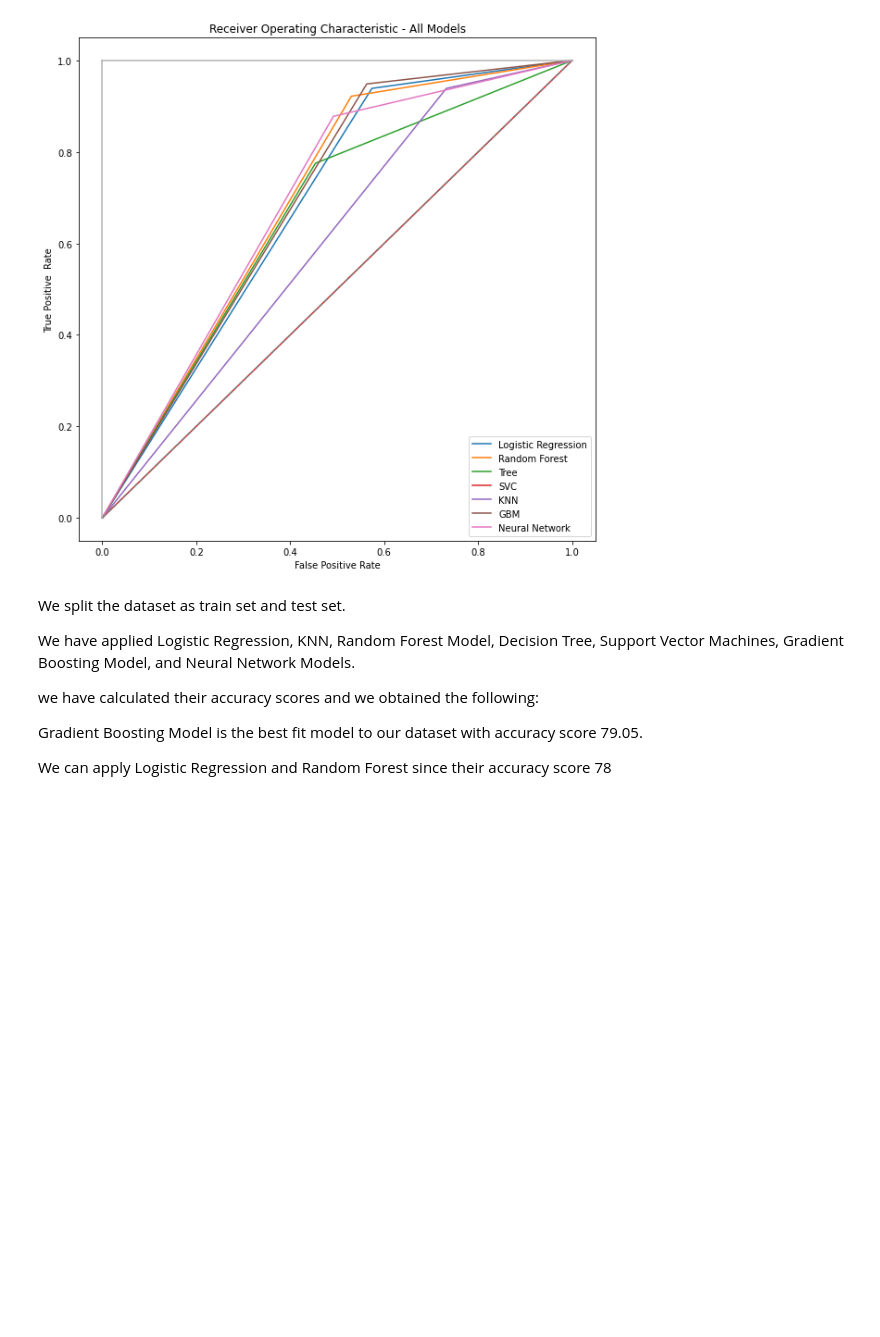
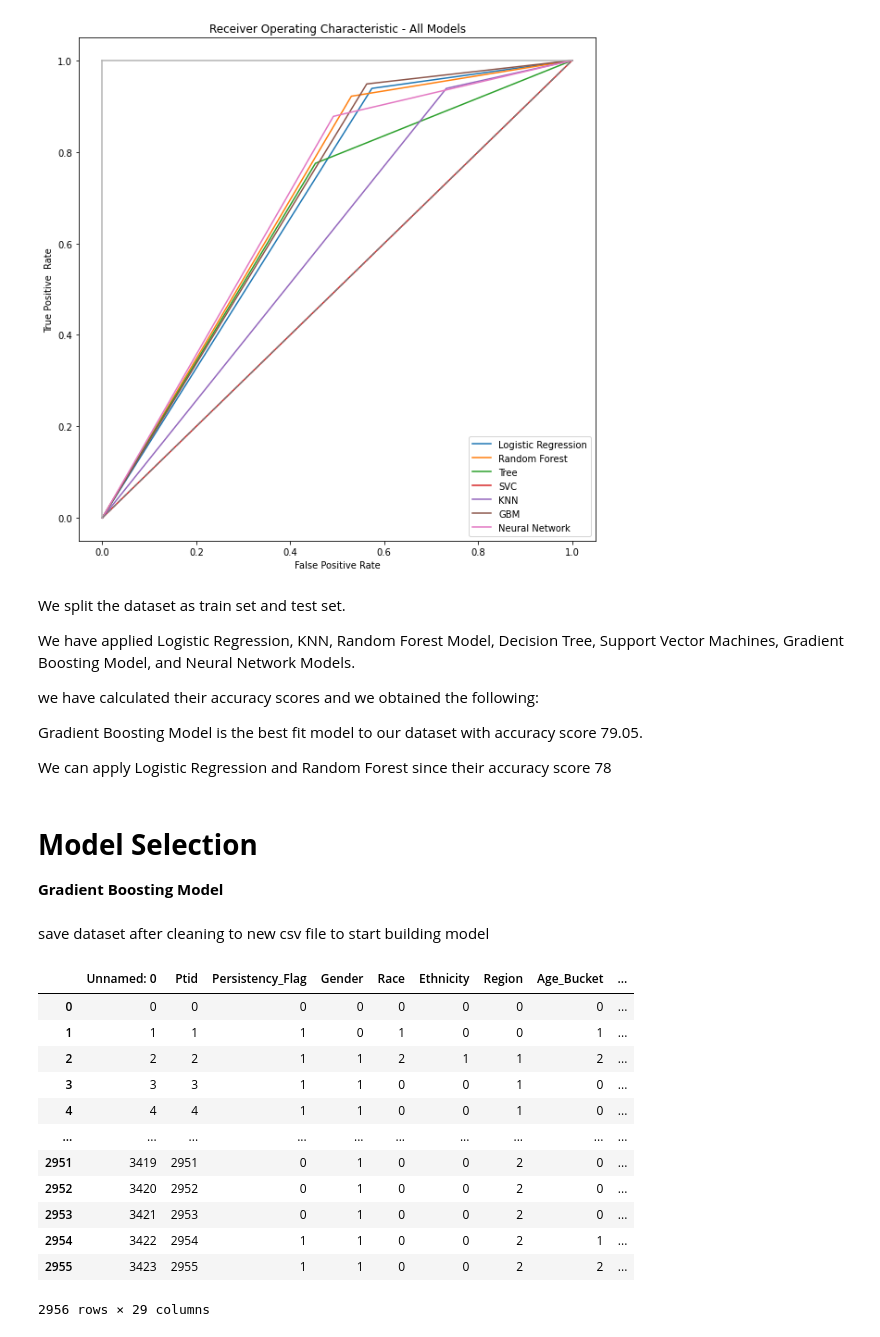
Before and after one commit to Mariamali2001/Data_Glacier_virtual_internship, a Jupyter notebook: Week13/Project_code.ipynb, the cells around one changed output. Cells and saved outputs as stored; diff of their text form; code cells hidden in the pictures; blank space fills up the shorter version.

```diff
--- a/Week13/Project_code.ipynb
+++ b/Week13/Project_code.ipynb
@@ -873,3 +873,26 @@ we have calculated their accuracy scores and we obtained the following:
 Gradient Boosting Model is the best fit model to our dataset with accuracy score 79.05.
 
 We can apply Logistic Regression and Random Forest since their accuracy score 78
+# %% [markdown]
+# **Model Selection**
+**Gradient Boosting Model**
+# %% [markdown]
+save dataset after cleaning to new csv file to start building model
+# %%
+data.to_csv("Healthcare_cleaned_dataset.csv")
+data_cleaned = pd.read_csv("Healthcare_cleaned_dataset.csv")
+data_cleaned
+# %% [output]
+|  | Unnamed: 0 | Ptid | Persistency_Flag | Gender | Race | Ethnicity | Region | Age_Bucket | ... |
+| 0 | 0 | 0 | 0 | 0 | 0 | 0 | 0 | 0 | ... |
+| 1 | 1 | 1 | 1 | 0 | 1 | 0 | 0 | 1 | ... |
+| 2 | 2 | 2 | 1 | 1 | 2 | 1 | 1 | 2 | ... |
+| 3 | 3 | 3 | 1 | 1 | 0 | 0 | 1 | 0 | ... |
+| 4 | 4 | 4 | 1 | 1 | 0 | 0 | 1 | 0 | ... |
+| ... | ... | ... | ... | ... | ... | ... | ... | ... | ... |
+| 2951 | 3419 | 2951 | 0 | 1 | 0 | 0 | 2 | 0 | ... |
+| 2952 | 3420 | 2952 | 0 | 1 | 0 | 0 | 2 | 0 | ... |
+| 2953 | 3421 | 2953 | 0 | 1 | 0 | 0 | 2 | 0 | ... |
+| 2954 | 3422 | 2954 | 1 | 1 | 0 | 0 | 2 | 1 | ... |
+| 2955 | 3423 | 2955 | 1 | 1 | 0 | 0 | 2 | 2 | ... |
+2956 rows × 29 columns
```
Also changed, not shown: parts of 9 cells of this notebook, 2 other files.
